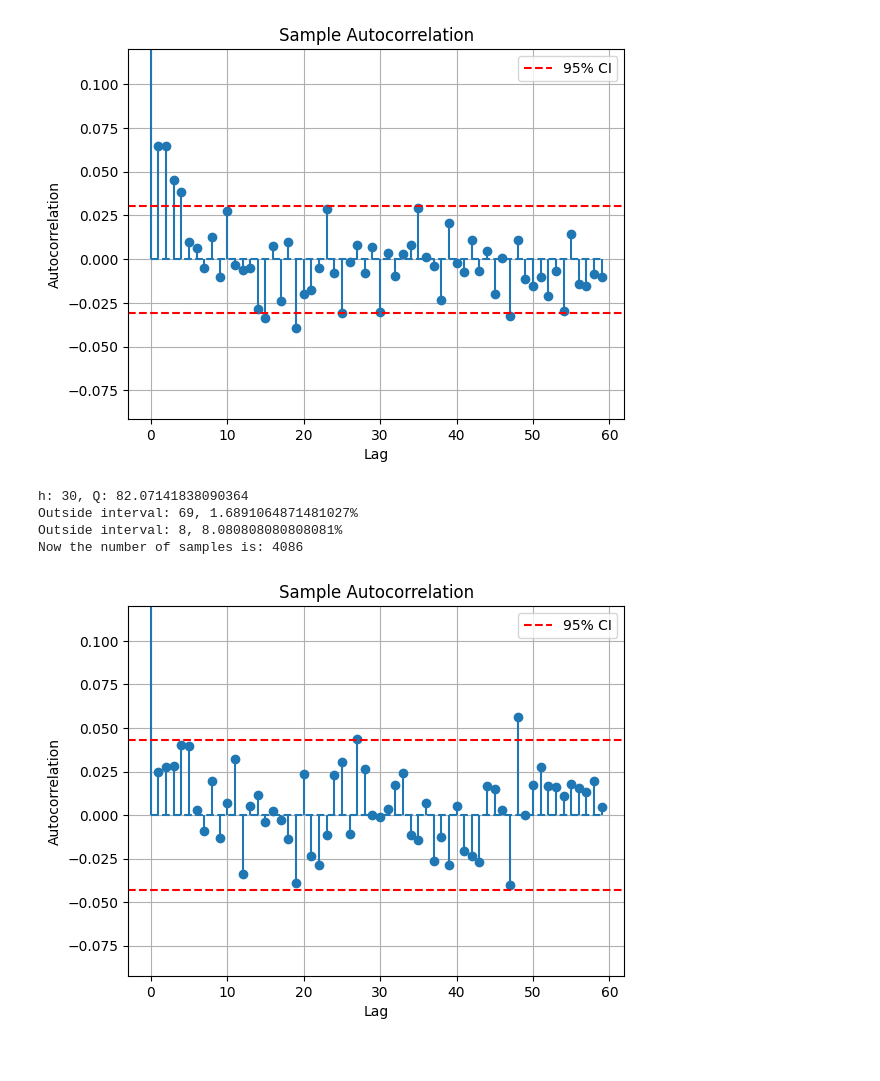
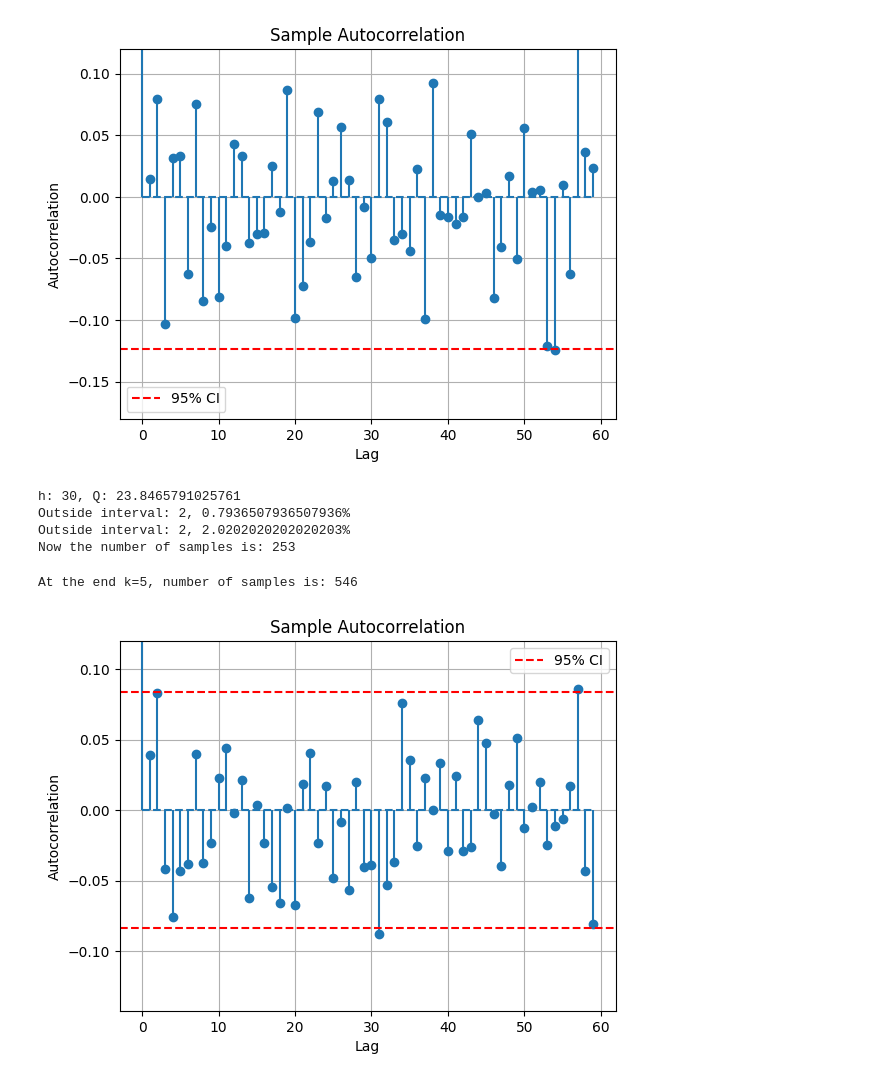
Before and after one commit to Sonic803/multi-core-sched, a Jupyter notebook: python/iid.ipynb, the cells around one changed output. Cells and saved outputs as stored; diff of their text form; code cells hidden in the pictures.

Commit message:
Added proto simulation for data analysis + tests in iid.ipynb

```diff
--- a/python/iid.ipynb
+++ b/python/iid.ipynb
@@ -145,27 +119,0 @@ def measurementLabel(measurement, endline=True):
-# %%
-for key in d_vectors:
-
-    measurement=d_vectors[key]['measurement']
-    repetition=d_vectors[key]['repetition']
-    timeLimit=d_vectors[key]['timeLimit']
-
-    color=colors[measurements.index(measurement)][repetition]
-
-    times = d_vectors[key]["Computer.scheduler"][statistic]["times"]
-    values = d_vectors[key]["Computer.scheduler"][statistic]["values"]
-
-    plt.plot(times, values,color=color)
-
-# Plt labels
-for i, measurement in enumerate(measurements):
-    plt.plot([], [], color=colors[i][numVariations//2], label=f'{measurementLabel(measurement)}')
-
-# plt.xlim(0, 1000)
-
-plt.xlabel('Time (s)')
-plt.ylabel('Mean number of busy cpus')
-plt.legend(loc='upper right', framealpha=0.8)
-plt.gcf().set_size_inches(10, 6)
-plt.grid(True, axis='y', which='both', linestyle='--')
-# plt.xscale('log')
-plt.show()
@@ -211,15 +157,16 @@ def autocorrelation(sample):
 
     return autocorr
 
-names=["$meanGenTime=50ms, $meanProcDur=150ms","$meanGenTime=50ms, $meanProcDur=200ms"]
+names=["$meanGenerationTime=50ms, $meanProcessDuration=150ms","$meanGenerationTime=50ms, $meanProcessDuration=200ms"]
 
 testToUse=names[1]
 
+# statistic='numBusyCpus:vector'
 statistic='turnaroundTime:vector'
 
 values = good_dict[testToUse][0]['modules']["Computer.scheduler"][statistic]["values"]
 
-p=1/2**2
+p=1/2**6
 
 new_values=[]
 
@@ -272,38 +219,38 @@ for i in range(1,h):
 print(f"h: {h}, Q: {Q}")
 
 # Calculate number of values outside confidence interval
 
 outside=0
 
 
 test_values=autocorr_values[1:]
 
 for value in test_values:
     if value > confidence_interval or value < -confidence_interval:
         outside+=1
 
 print(f"Outside interval: {outside}, {100*outside/len(test_values)}%")
 
 # Calculate number of values outside confidence interval near
 
 outside=0
 stop=100
 
 test_values=autocorr_values[1:stop]
 
 for value in test_values:
     if value > confidence_interval or value < -confidence_interval:
         outside+=1
 
 print(f"Outside interval: {outside}, {100*outside/len(test_values)}%")
 
 print(f"Now the number of samples is: {len(values)}")
 # %% [output]
-[figure, old version]
+[figure, new version]
-h: 30, Q: 82.07141838090364
-Outside interval: 69, 1.6891064871481027%
-Outside interval: 8, 8.080808080808081%
-Now the number of samples is: 4086
+h: 30, Q: 23.8465791025761
+Outside interval: 2, 0.7936507936507936%
+Outside interval: 2, 2.0202020202020203%
+Now the number of samples is: 253
 # %%
 from statsmodels.stats.diagnostic import acorr_ljungbox
 
@@ -351,7 +296,5 @@ names=["$meanGenTime=50ms, $meanProcDur=150ms","$meanGenTime=50ms, $meanProcDur=
 # %%
-testToUse=names[1]
-
-statistic='turnaroundTime:vector'
+# testToUse=names[1]
 
 values = good_dict[testToUse][0]['modules']["Computer.scheduler"][statistic]["values"]
 
@@ -384,4 +327,5 @@ plt.grid(True)
 plt.legend()
 plt.show()
 # %% [output]
+At the end k=5, number of samples is: 546
-[figure, old version]
+[figure, new version]
```
Also changed, not shown: parts of 18 cells of this notebook, 3 other files.
